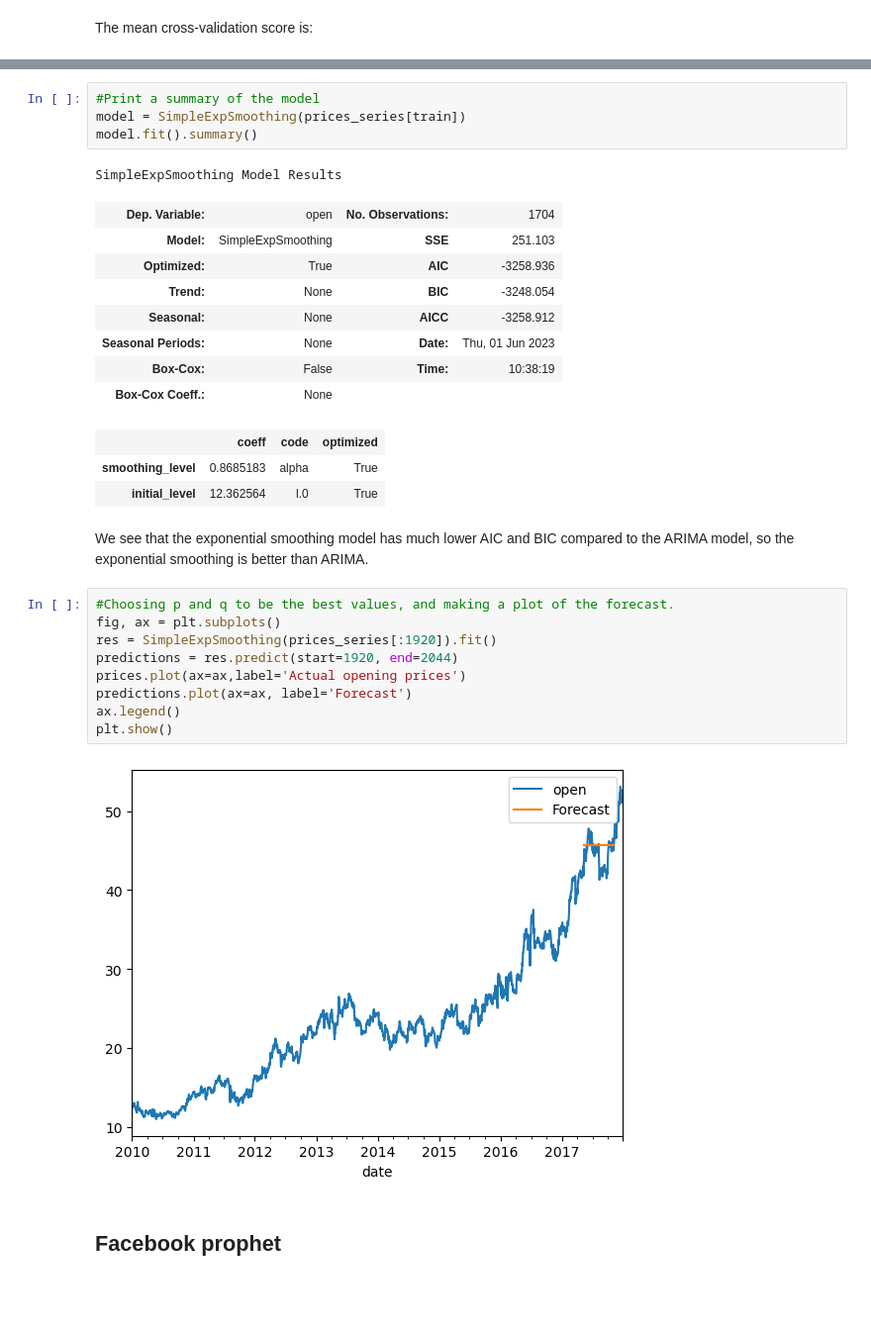
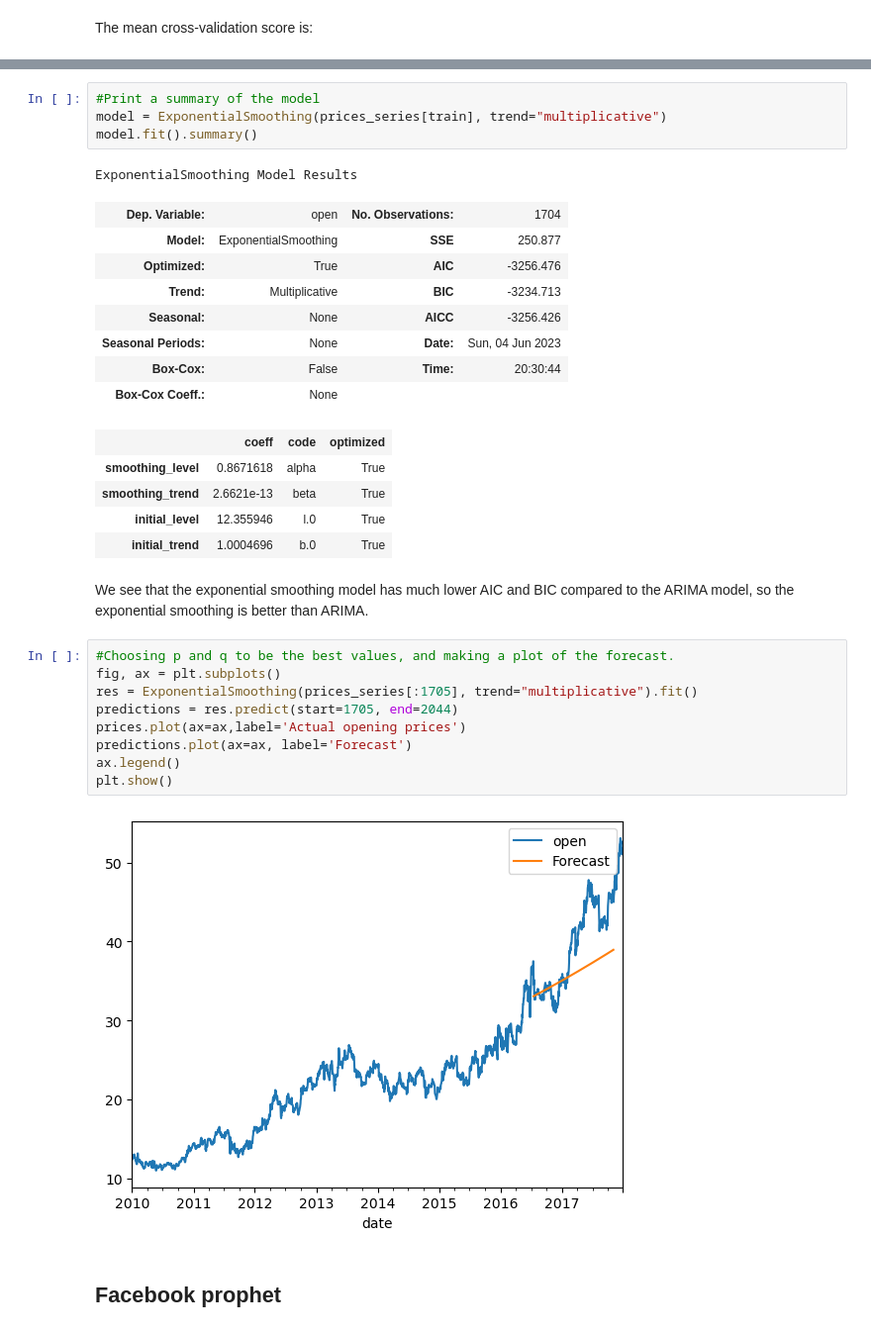
Before and after one commit to nhongphuc/Stock-prediction, a Jupyter notebook: Capstone3_part2.ipynb, the cells around one changed output, grey strips where cells are left out. Shown: that part at 99% size. Drawn from its saved outputs; the diff is of its cells as text; blank space fills up the shorter version.

```diff
--- a/Capstone3_part2.ipynb
+++ b/Capstone3_part2.ipynb
@@ -188,33 +192,35 @@ print(sum(scores_list)/len(scores_list))
 # %%
 #Print a summary of the model
-model = SimpleExpSmoothing(prices_series[train])
+model = ExponentialSmoothing(prices_series[train], trend="multiplicative")
 model.fit().summary()
 # %% [output]
-SimpleExpSmoothing Model Results
+ExponentialSmoothing Model Results
 | Dep. Variable: | open | No. Observations: | 1704 |
-| Model: | SimpleExpSmoothing | SSE | 251.103 |
-| Optimized: | True | AIC | -3258.936 |
-| Trend: | None | BIC | -3248.054 |
-| Seasonal: | None | AICC | -3258.912 |
-| Seasonal Periods: | None | Date: | Thu, 01 Jun 2023 |
-| Box-Cox: | False | Time: | 10:38:19 |
+| Model: | ExponentialSmoothing | SSE | 250.877 |
+| Optimized: | True | AIC | -3256.476 |
+| Trend: | Multiplicative | BIC | -3234.713 |
+| Seasonal: | None | AICC | -3256.426 |
+| Seasonal Periods: | None | Date: | Sun, 04 Jun 2023 |
+| Box-Cox: | False | Time: | 20:30:44 |
 | Box-Cox Coeff.: | None |  |  |
 |  | coeff | code | optimized |
-| smoothing_level | 0.8685183 | alpha | True |
-| initial_level | 12.362564 | l.0 | True |
+| smoothing_level | 0.8671618 | alpha | True |
+| smoothing_trend | 2.6621e-13 | beta | True |
+| initial_level | 12.355946 | l.0 | True |
+| initial_trend | 1.0004696 | b.0 | True |
 # %% [markdown]
 We see that the exponential smoothing model has much lower AIC and BIC compared to the ARIMA model, so the exponential smoothing is better than ARIMA.
 # %%
 #Choosing p and q to be the best values, and making a plot of the forecast.
 fig, ax = plt.subplots()
-res = SimpleExpSmoothing(prices_series[:1920]).fit()
-predictions = res.predict(start=1920, end=2044)
+res = ExponentialSmoothing(prices_series[:1705], trend="multiplicative").fit()
+predictions = res.predict(start=1705, end=2044)
 prices.plot(ax=ax,label='Actual opening prices')
 predictions.plot(ax=ax, label='Forecast')
 ax.legend()
 plt.show()
 # %% [output]
-[figure, old version]
+[figure, new version]
 # %% [markdown]
 ## Facebook prophet
 # %%
```
Also changed, not shown: parts of 8 cells of this notebook.
